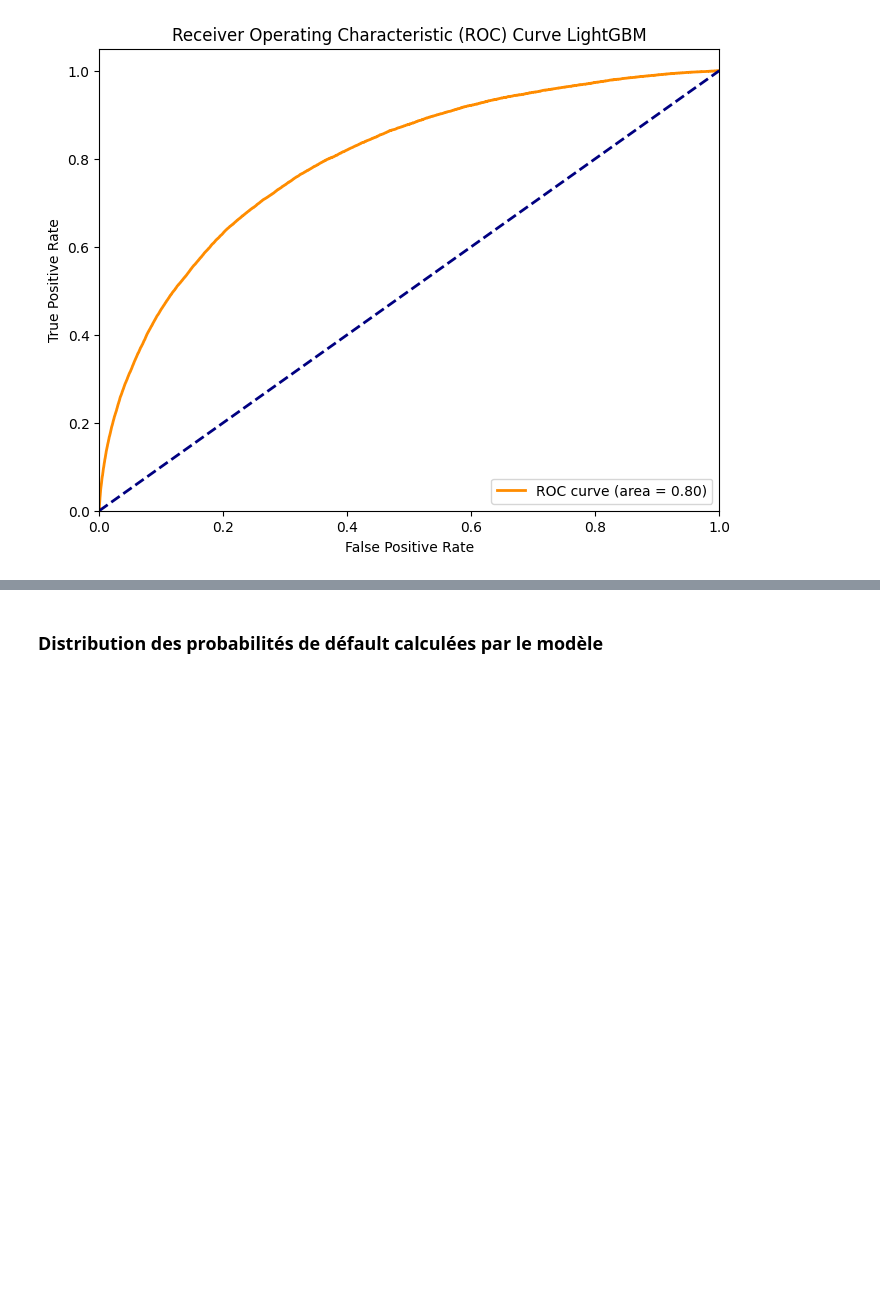
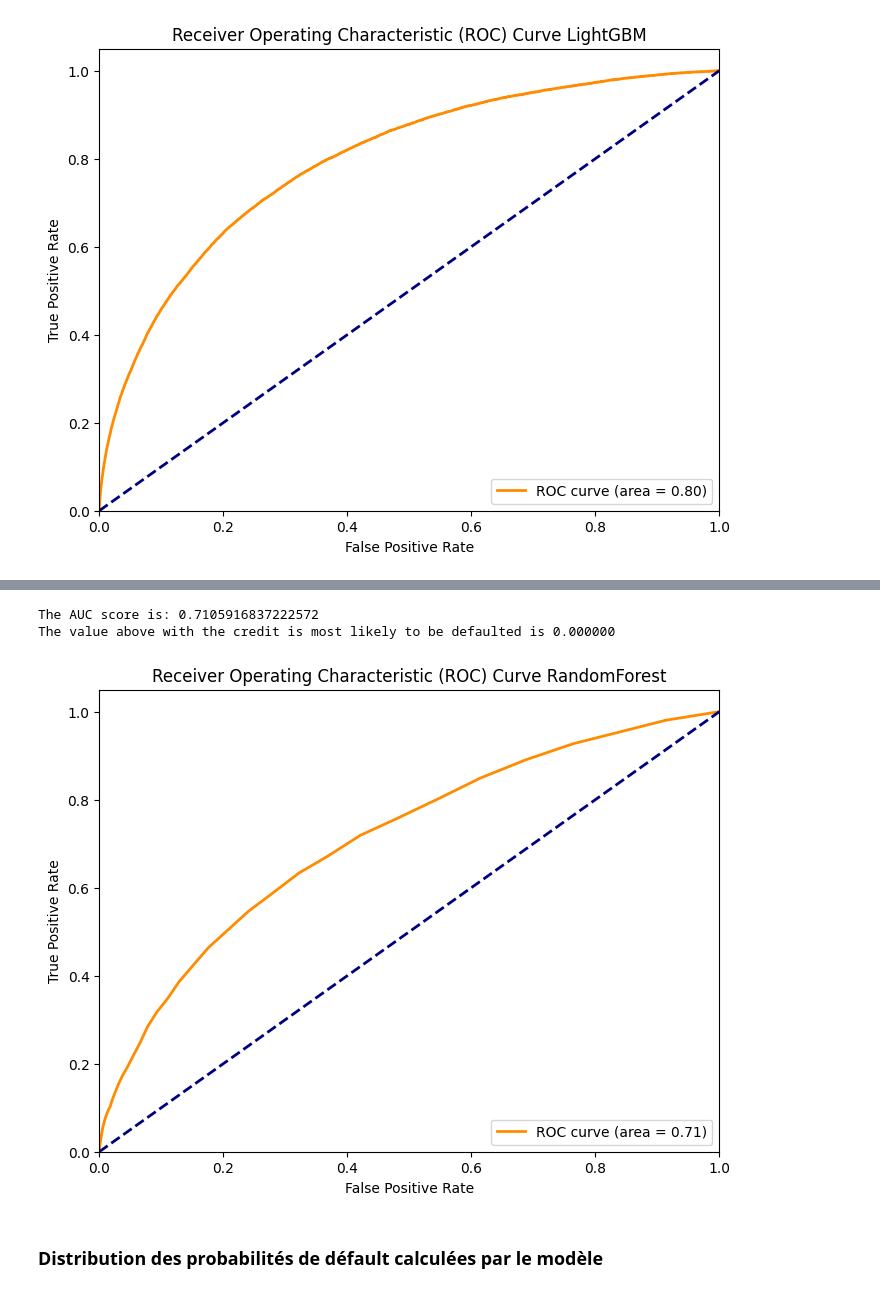
Before and after one commit to CharlesRrrr/RepositoryCreditScoring, a Jupyter notebook: PreProcessCreditToolG0.3.ipynb, the cells around one changed output, grey strips where cells are left out. Saved outputs shown, nothing was run; the diff lists cells and outputs as text; code cells hidden in the pictures; blank space fills up the shorter version.

```diff
--- a/PreProcessCreditToolG0.3.ipynb
+++ b/PreProcessCreditToolG0.3.ipynb
@@ -679,3 +725,26 @@ def simpleLGBM(df):
+# %%
+def simpleRF(df):
+    # Définition de X_train et de y_train
+    X = df.drop('TARGET', axis=1)
+    y = df['TARGET']
+
+
+    imputer = SimpleImputer(strategy='mean')
+    X_imputed = imputer.fit_transform(X)
+    X_train, X_test, y_train, y_test = train_test_split(X_imputed, y, test_size=0.2, random_state=42)
+
+    rf_model = RandomForestClassifier(n_estimators=100, n_jobs=-1, random_state=42)
+    rf_model.fit(X_train, y_train)
+    y_pred = rf_model.predict(X_test)
+    y_prob = rf_model.predict_proba(X_test)[:, 1]
+    aucC = roc_auc_score(y_test, y_prob)
+    print(f"The AUC score is: {aucC}")
+
+    #score1 = business_score(y, y_pred)
+    #print(f"The business score is: {score1}")
+    graphROC(y_test, y_prob, "RandomForest")
+
+    return y_pred, y_prob, rf_model, X, y
 # %%
 y_pred, model, X, y = simpleLGBM(df)
 # %% [output]
@@ -685,3 +815,9 @@ The value above with the credit is most likely to be defaulted is 0.195335
+# %%
+y_predRF, y_probRF, modelRF, XRF, yRF = simpleRF(df)
+# %% [output]
+The AUC score is: 0.7105916837222572
+The value above with the credit is most likely to be defaulted is 0.000000
+[figure, added]
 # %% [markdown]
 ### Distribution des probabilités de défault calculées par le modèle
 # %%
```
Also changed, not shown: parts of 28 cells of this notebook, 2 other files.
